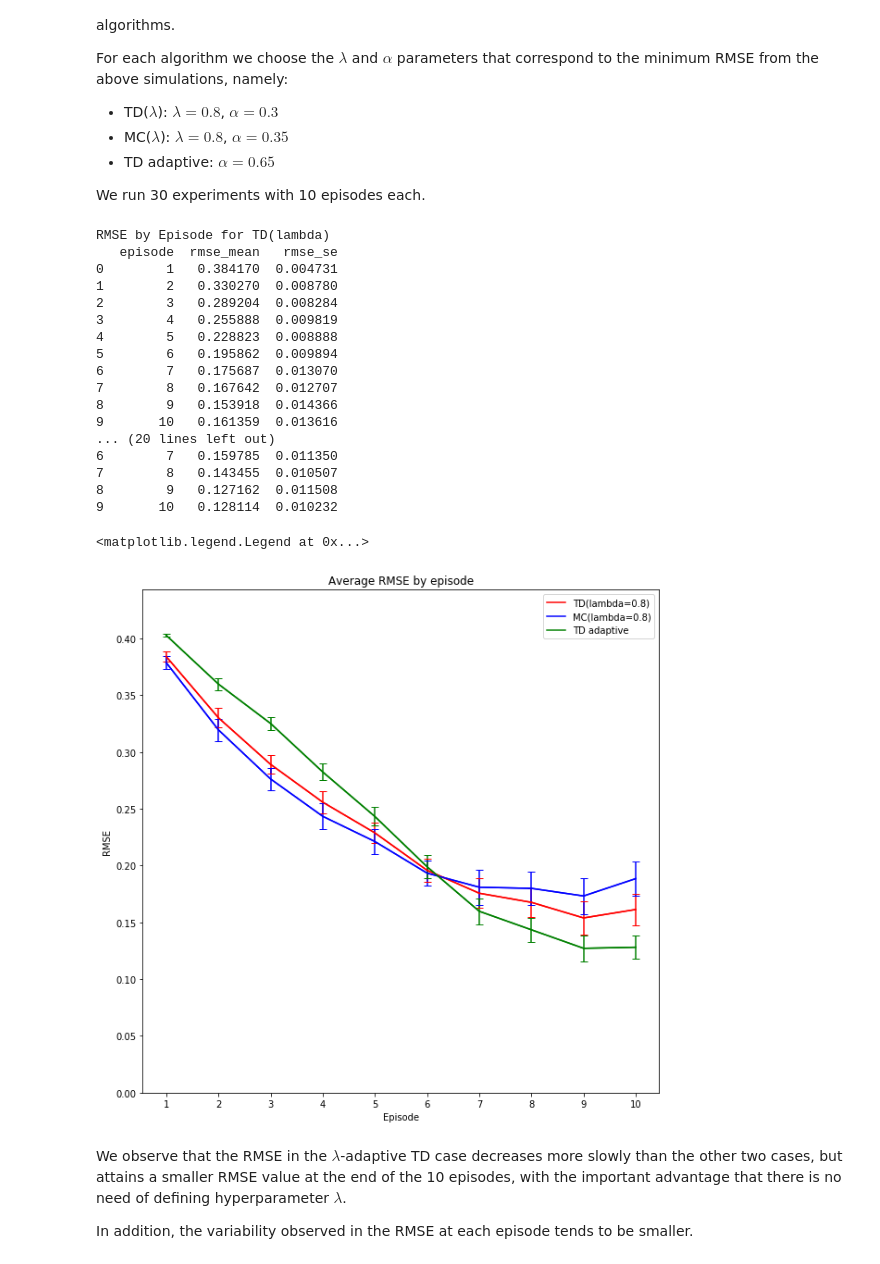
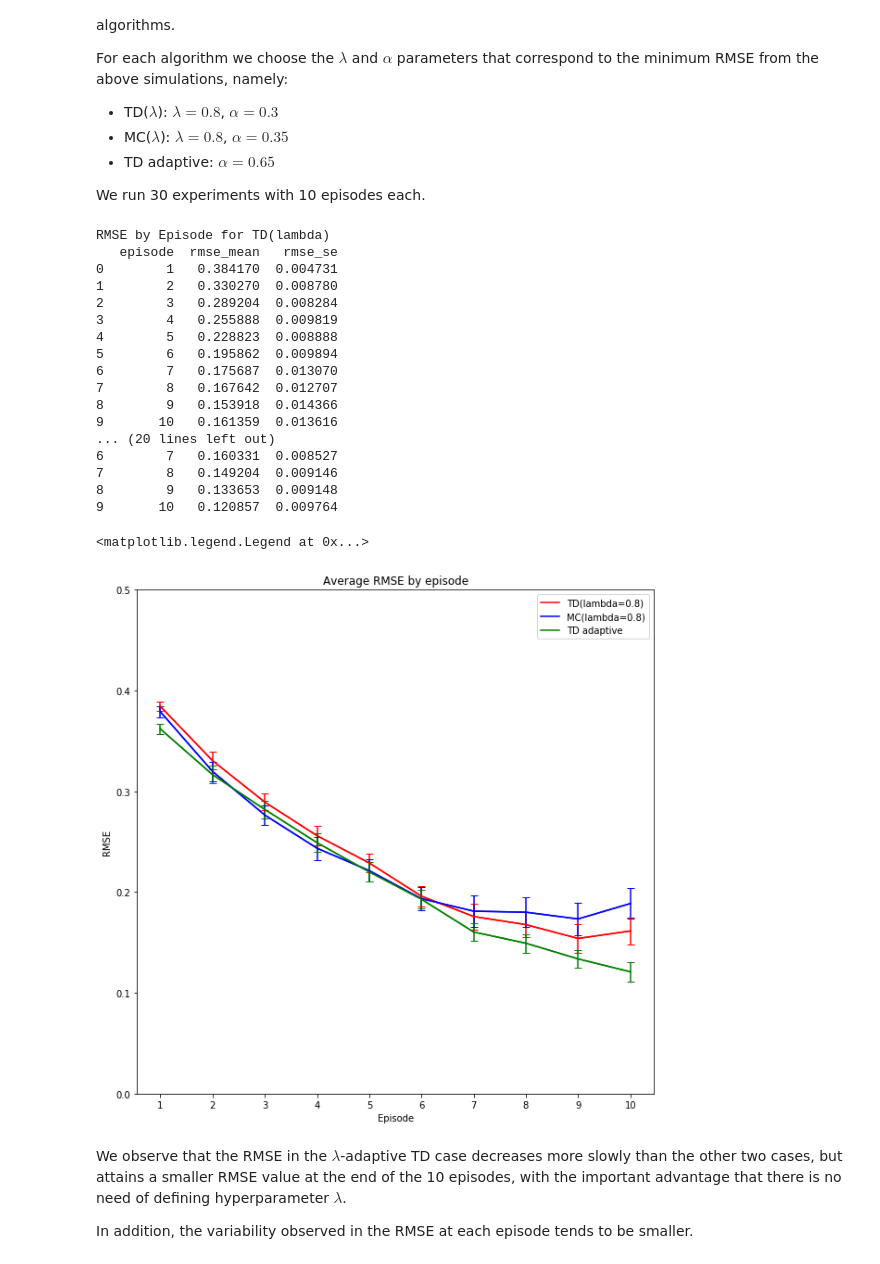
Before and after one commit to mastropi/RL, a Jupyter notebook: RL-001-MemoryManagement/SimulateTDLambda.ipynb, the cells around one changed output. Cells and saved outputs as stored; diff of their text form; code cells hidden in the pictures.

```diff
--- a/RL-001-MemoryManagement/SimulateTDLambda.ipynb
+++ b/RL-001-MemoryManagement/SimulateTDLambda.ipynb
@@ -122,7 +126,7 @@ def simulate(env, policy, learner,
                 print("Parameter set {} of {}: lambda = {:.2f}, alpha = {:.2f} --->" \
                       .format(idx_simul+1, n_simul, lmbda, alpha), end=" ")
             learner.setParams(alpha=alpha, gamma=gamma, lmbda=lmbda)
-            learner.reset()
+            learner.reset(reset_episode=True, reset_value_functions=True)
             agent = GeneralAgent(pol_rw,
                                  learner)
             # NOTE: Setting the seed here implies that each set of experiments
@@ -368,8 +381,8 @@ seed = 1713
 nexperiments = 30
 nepisodes = 10
 # Optimum parameters for TD(lambda) and MC(lambda)
-lambdas_opt = {'td': 0.8, 'mc': 0.8, 'td_adap': None}
-alphas_opt = {'td': 0.3, 'mc': 0.35, 'td_adap': 0.65}
+lambdas_opt = {'td': 0.8, 'mc': 0.8, 'td_adap': 0.8}
+alphas_opt = {'td': 0.3, 'mc': 0.35, 'td_adap': 0.45}
 
 df_results_td, df_rmse_by_episode_td = simulate(env, pol_rw, lea_td,
                          seed=seed, nexperiments=nexperiments, nepisodes=nepisodes, start=None,
@@ -405,18 +418,18 @@ RMSE by Episode for TD(lambda)
 8        9   0.153918  0.014366
 9       10   0.161359  0.013616
 ... (20 lines left out)
-6        7   0.159785  0.011350
-7        8   0.143455  0.010507
-8        9   0.127162  0.011508
-9       10   0.128114  0.010232
+6        7   0.160331  0.008527
+7        8   0.149204  0.009146
+8        9   0.133653  0.009148
+9       10   0.120857  0.009764
 # %%
-plot_rmse_by_episode(df_rmse_by_episode_td['rmse_mean'], df_rmse_by_episode_td['rmse_se'], color="red")
-plot_rmse_by_episode(df_rmse_by_episode_mc['rmse_mean'], df_rmse_by_episode_mc['rmse_se'], color="blue", hold=True)
-plot_rmse_by_episode(df_rmse_by_episode_td_adap['rmse_mean'], df_rmse_by_episode_td_adap['rmse_se'], color="green", hold=True)
+plot_rmse_by_episode(df_rmse_by_episode_td['rmse_mean'], df_rmse_by_episode_td['rmse_se'], color="red", max_rmse=0.5)
+plot_rmse_by_episode(df_rmse_by_episode_mc['rmse_mean'], df_rmse_by_episode_mc['rmse_se'], color="blue", max_rmse=0.5, hold=True)
+plot_rmse_by_episode(df_rmse_by_episode_td_adap['rmse_mean'], df_rmse_by_episode_td_adap['rmse_se'], color="green", max_rmse=0.5, hold=True)
 plt.legend(['TD(lambda={:.1f})'.format(lambdas_opt['td']), 'MC(lambda={:.1f})'.format(lambdas_opt['mc']), 'TD adaptive'])
 # %% [output]
 <matplotlib.legend.Legend at 0x...>
-[figure, old version]
+[figure, new version]
 # %% [markdown]
 We observe that the RMSE in the $\lambda$-adaptive TD case decreases more slowly than the other two cases, but attains a smaller RMSE value at the end of the 10 episodes, with the important advantage that there is no need of defining hyperparameter $\lambda$.
 
```
Also changed, not shown: parts of 6 cells of this notebook, 7 other files.
